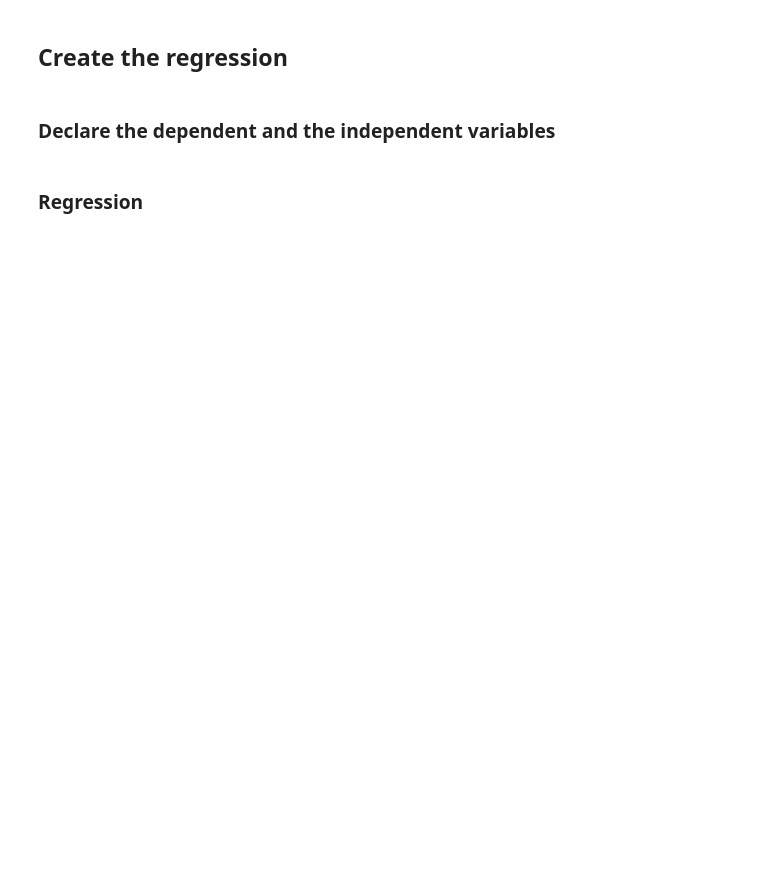
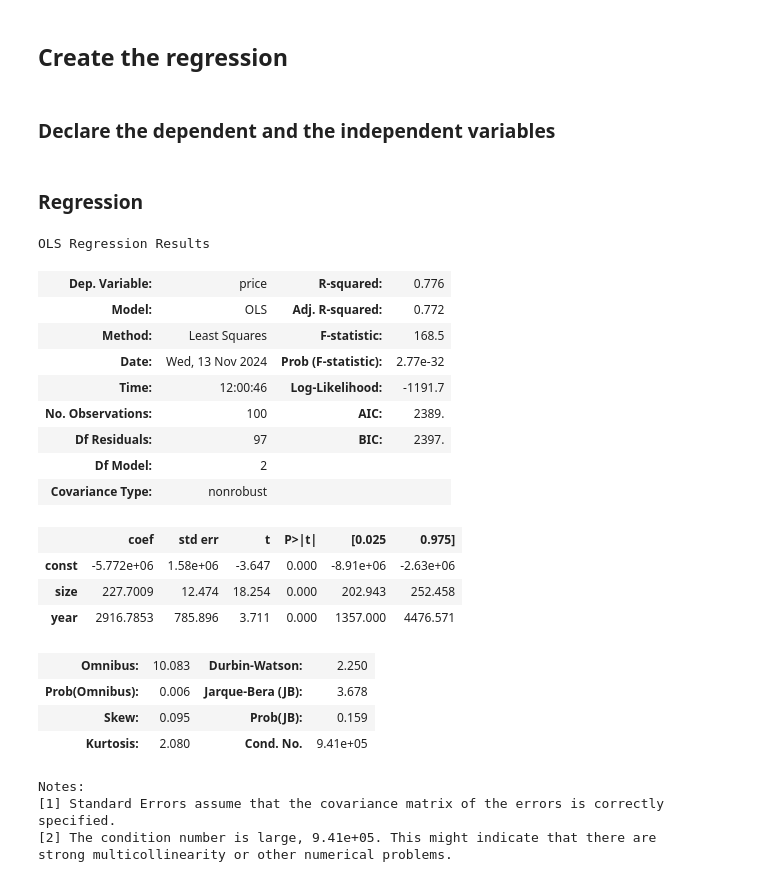
Before and after one commit to charles483/machine-learning-with-python, a Jupyter notebook: section1/multiple linear regression/Multiple Linear Regression Exercise.ipynb, the cells around one changed output. Drawn from its saved outputs; the diff is of its cells as text; code cells hidden in the pictures; blank space fills up the shorter version.

```diff
--- a/section1/multiple linear regression/Multiple Linear Regression Exercise.ipynb
+++ b/section1/multiple linear regression/Multiple Linear Regression Exercise.ipynb
@@ -20,5 +59,35 @@ Good luck!
 ## Create the regression
 # %% [markdown]
 ### Declare the dependent and the independent variables
+# %%
+y=data['price']
+x1=data[['size','year']]
 # %% [markdown]
 ### Regression
+# %%
+x=sm.add_constant(x1)
+results=sm.OLS(y,x).fit()
+results.summary()
+# %% [output]
+OLS Regression Results
+| Dep. Variable: | price | R-squared: | 0.776 |
+| Model: | OLS | Adj. R-squared: | 0.772 |
+| Method: | Least Squares | F-statistic: | 168.5 |
+| Date: | Wed, 13 Nov 2024 | Prob (F-statistic): | 2.77e-32 |
+| Time: | 12:00:46 | Log-Likelihood: | -1191.7 |
+| No. Observations: | 100 | AIC: | 2389. |
+| Df Residuals: | 97 | BIC: | 2397. |
+| Df Model: | 2 |  |  |
+| Covariance Type: | nonrobust |  |  |
+|  | coef | std err | t | P>|t| | [0.025 | 0.975] |
+| const | -5.772e+06 | 1.58e+06 | -3.647 | 0.000 | -8.91e+06 | -2.63e+06 |
+| size | 227.7009 | 12.474 | 18.254 | 0.000 | 202.943 | 252.458 |
+| year | 2916.7853 | 785.896 | 3.711 | 0.000 | 1357.000 | 4476.571 |
+| Omnibus: | 10.083 | Durbin-Watson: | 2.250 |
+| Prob(Omnibus): | 0.006 | Jarque-Bera (JB): | 3.678 |
+| Skew: | 0.095 | Prob(JB): | 0.159 |
+| Kurtosis: | 2.080 | Cond. No. | 9.41e+05 |
+Notes:
+[1] Standard Errors assume that the covariance matrix of the errors is correctly specified.
+[2] The condition number is large, 9.41e+05. This might indicate that there are
+strong multicollinearity or other numerical problems.
```
Also changed, not shown: parts of 5 cells of this notebook, 2 other files.
